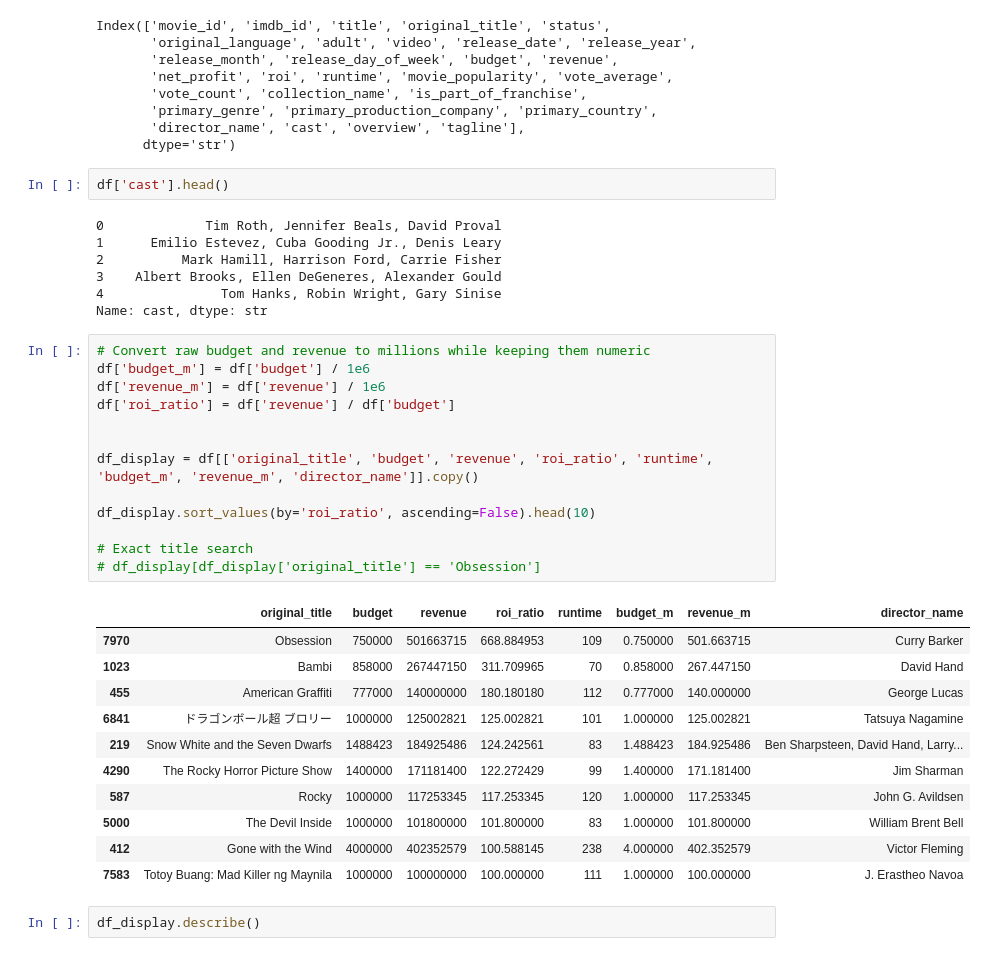
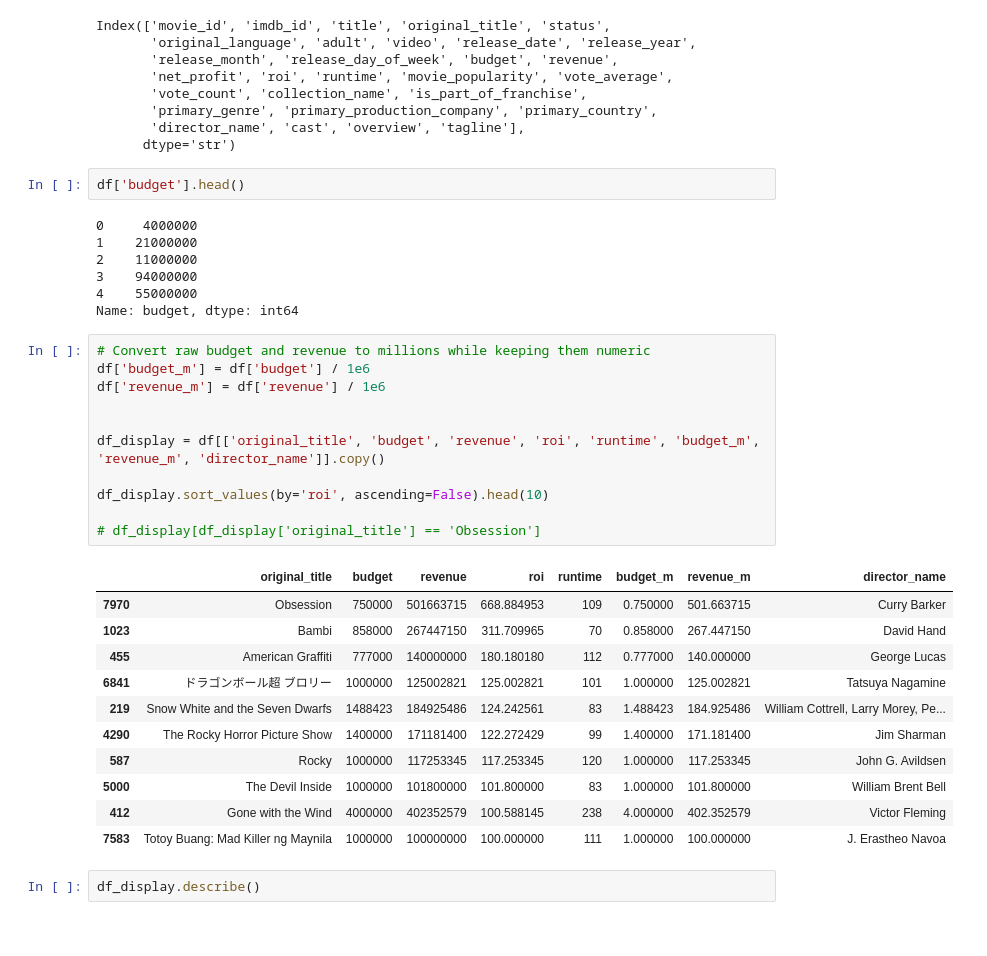
Before and after one commit to ihpwapp/TMDB-movie-analysis, a Jupyter notebook: notebooks/EDA.ipynb, the cells around one changed output. Cells and saved outputs as stored; diff of their text form.

```diff
--- a/notebooks/EDA.ipynb
+++ b/notebooks/EDA.ipynb
@@ -101,34 +105,32 @@ Index(['movie_id', 'imdb_id', 'title', 'original_title', 'status',
        'director_name', 'cast', 'overview', 'tagline'],
       dtype='str')
 # %%
-df['cast'].head()
+df['budget'].head()
 # %% [output]
-0             Tim Roth, Jennifer Beals, David Proval
-1      Emilio Estevez, Cuba Gooding Jr., Denis Leary
-2          Mark Hamill, Harrison Ford, Carrie Fisher
-3    Albert Brooks, Ellen DeGeneres, Alexander Gould
-4               Tom Hanks, Robin Wright, Gary Sinise
-Name: cast, dtype: str
+0     4000000
+1    21000000
+2    11000000
+3    94000000
+4    55000000
+Name: budget, dtype: int64
 # %%
 # Convert raw budget and revenue to millions while keeping them numeric
 df['budget_m'] = df['budget'] / 1e6
 df['revenue_m'] = df['revenue'] / 1e6
-df['roi_ratio'] = df['revenue'] / df['budget']
 
 
-df_display = df[['original_title', 'budget', 'revenue', 'roi_ratio', 'runtime', 'budget_m', 'revenue_m', 'director_name']].copy()
+df_display = df[['original_title', 'budget', 'revenue', 'roi', 'runtime', 'budget_m', 'revenue_m', 'director_name']].copy()
 
-df_display.sort_values(by='roi_ratio', ascending=False).head(10)
+df_display.sort_values(by='roi', ascending=False).head(10)
 
-# Exact title search
 # df_display[df_display['original_title'] == 'Obsession']
 # %% [output]
-|  | original_title | budget | revenue | roi_ratio | runtime | budget_m | revenue_m | director_name |
+|  | original_title | budget | revenue | roi | runtime | budget_m | revenue_m | director_name |
 | 7970 | Obsession | 750000 | 501663715 | 668.884953 | 109 | 0.750000 | 501.663715 | Curry Barker |
 | 1023 | Bambi | 858000 | 267447150 | 311.709965 | 70 | 0.858000 | 267.447150 | David Hand |
 | 455 | American Graffiti | 777000 | 140000000 | 180.180180 | 112 | 0.777000 | 140.000000 | George Lucas |
 | 6841 | ドラゴンボール超 ブロリー | 1000000 | 125002821 | 125.002821 | 101 | 1.000000 | 125.002821 | Tatsuya Nagamine |
-| 219 | Snow White and the Seven Dwarfs | 1488423 | 184925486 | 124.242561 | 83 | 1.488423 | 184.925486 | Ben Sharpsteen, David Hand, Larry... |
+| 219 | Snow White and the Seven Dwarfs | 1488423 | 184925486 | 124.242561 | 83 | 1.488423 | 184.925486 | William Cottrell, Larry Morey, Pe... |
 | 4290 | The Rocky Horror Picture Show | 1400000 | 171181400 | 122.272429 | 99 | 1.400000 | 171.181400 | Jim Sharman |
 | 587 | Rocky | 1000000 | 117253345 | 117.253345 | 120 | 1.000000 | 117.253345 | John G. Avildsen |
 | 5000 | The Devil Inside | 1000000 | 101800000 | 101.800000 | 83 | 1.000000 | 101.800000 | William Brent Bell |
```
Also changed, not shown: parts of 4 cells of this notebook, 4 other files.
